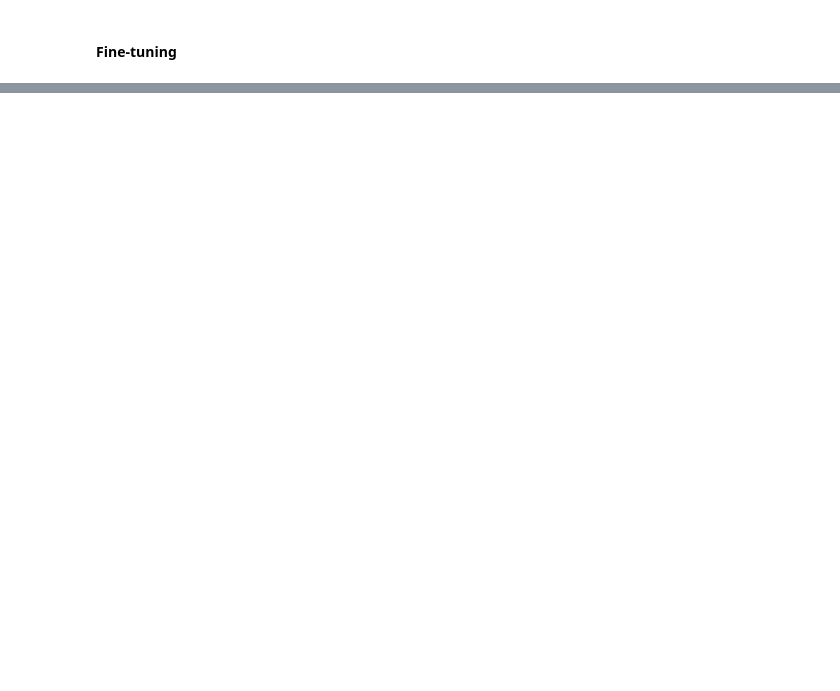
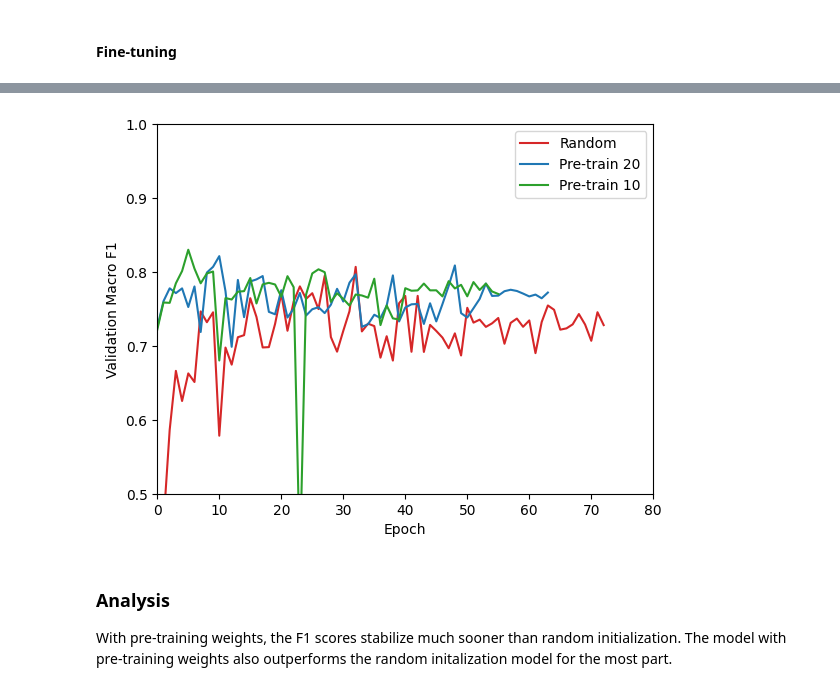
Before and after one commit to myles-i/DLH_TransferLearning, a Jupyter notebook: report/DL4H_Team_1_draft.ipynb, the cells around one changed output, grey strips where cells are left out. Saved outputs shown, nothing was run; the diff lists cells and outputs as text; code cells hidden in the pictures; blank space fills up the shorter version.

```diff
--- a/report/DL4H_Team_1_draft.ipynb
+++ b/report/DL4H_Team_1_draft.ipynb
@@ -122,3 +124,7 @@ import tensorflow as tf
+# %%
+# Prepare local directories
+JOB_DIR = '/tmp/jobs'
+DATA_DIR = '/tmp/data'
 # %% [markdown]
 ##  Data
 
@@ -500,0 +531,23 @@ The model chose for the ablation study using spectograms is similar to the origi
+# %%
+import pandas as pd
+from matplotlib import pyplot as plt
+
+
+random_result = pd.read_csv(DATA_DIR + '/finetune_baseline_65sec/history.csv')
+pretrain_20_result = pd.read_csv(DATA_DIR + '/finetune_pretrain_20_weights_65sec/history.csv')
+pretrain_10_result = pd.read_csv(DATA_DIR + '/finetune_pretrain_10_weights_65sec/history.csv')
+
+plt.plot(random_result['epoch'], random_result['f1'], color='tab:red', label='Random')
+plt.plot(pretrain_20_result['epoch'], pretrain_20_result['f1'], color='tab:blue', label='Pre-train 20')
+plt.plot(pretrain_10_result['epoch'], pretrain_10_result['f1'], color='tab:green', label='Pre-train 10')
+plt.xlabel('Epoch')
+plt.ylabel('Validation Macro F1')
+ax = plt.gca()
+ax.set_xlim([0, 80])
+ax.set_ylim([0.5, 1.0])
+_ = plt.legend(loc='upper right')
+# %% [output]
+[figure, added]
+# %% [markdown]
+### Analysis
+With pre-training weights, the F1 scores stabilize much sooner than random initialization. The model with pre-training weights also outperforms the random initalization model for the most part.
```
Also changed, not shown: parts of 58 cells of this notebook.
